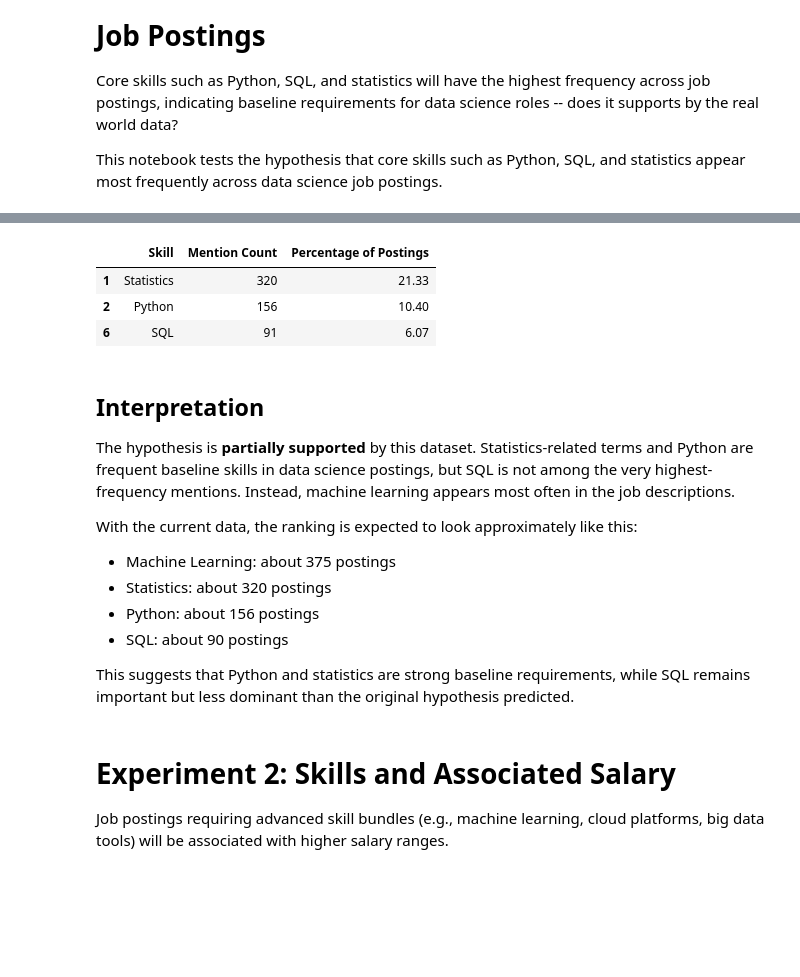
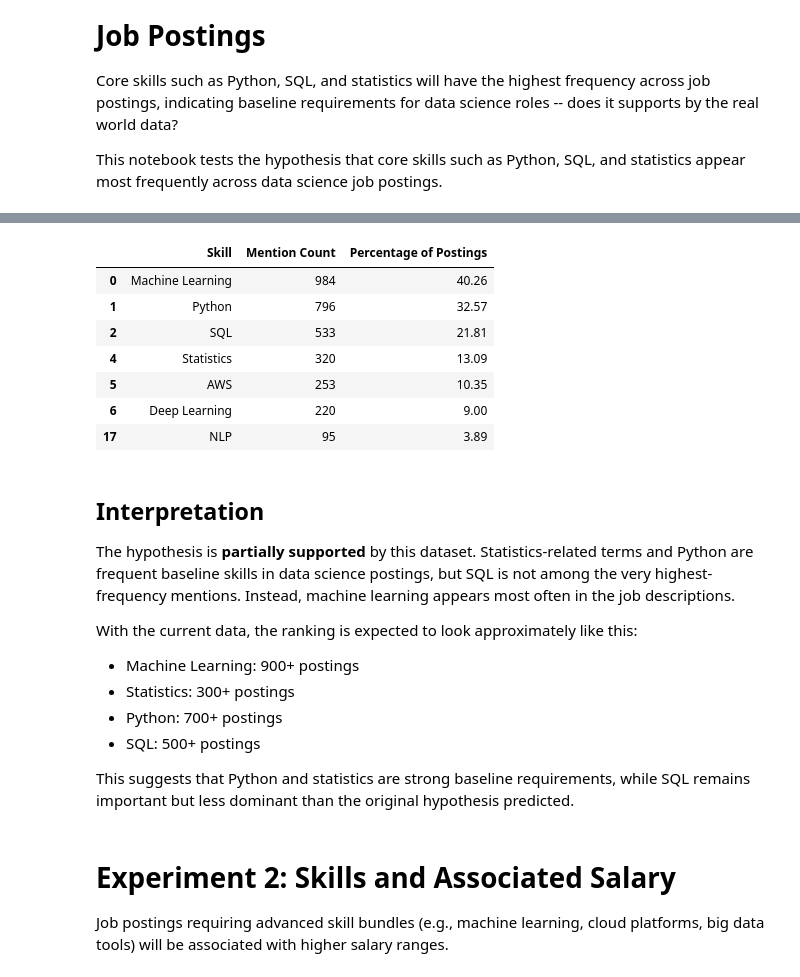
Before and after one commit to Nejel/ttu_group_project, a Jupyter notebook: experiment_1.ipynb, the cells around one changed output, grey strips where cells are left out. Saved outputs shown, nothing was run; the diff lists cells and outputs as text; code cells hidden in the pictures; blank space fills up the shorter version.

```diff
--- a/experiment_1.ipynb
+++ b/experiment_1.ipynb
@@ -35,11 +17,18 @@ import pandas as pd
 # %%
-data_path = Path("data/glassdoor_jobs.csv")
-df = pd.read_csv(data_path)
+data_paths = [
+    # Dataset 1
+    Path("data/glassdoor_jobs_2023.csv"),
+    # Dataset 2
+    Path("data/data_science_job_posts_2025.csv"),
+]
 
-required_column = "Job Description"
+df = build_unified_jobs_df()
+
+required_column = "job_description_skills"
 if required_column not in df.columns:
-    raise ValueError(f"Expected '{required_column}' column in {data_path}.")
+    raise ValueError(f"Expected '{required_column}' column in the unified dataset.")
 
 job_descriptions = df[required_column].fillna("").astype(str)
-print(f"Loaded {len(df)} job postings from {data_path}.")
+print(f"Loaded {len(df)} job postings from {', '.join(str(path) for path in data_paths)}.")
+print(df['source_dataset'].value_counts())
 # %% [output]
@@ -203,11 +198,22 @@ plt.show()
 # %%
-core_skills = skill_frequency[skill_frequency["Skill"].isin(["Python", "SQL", "Statistics"])]
+core_skills = skill_frequency[skill_frequency["Skill"].isin(["Machine Learning",
+                                                             "Deep Learning",
+                                                             "NLP",
+                                                             "AWS",
+                                                             "Python",
+                                                             "SQL",
+                                                             "Statistics"])]
+
 core_skills
 # %% [output]
 |  | Skill | Mention Count | Percentage of Postings |
-| 1 | Statistics | 320 | 21.33 |
-| 2 | Python | 156 | 10.40 |
-| 6 | SQL | 91 | 6.07 |
+| 0 | Machine Learning | 984 | 40.26 |
+| 1 | Python | 796 | 32.57 |
+| 2 | SQL | 533 | 21.81 |
+| 4 | Statistics | 320 | 13.09 |
+| 5 | AWS | 253 | 10.35 |
+| 6 | Deep Learning | 220 | 9.00 |
+| 17 | NLP | 95 | 3.89 |
 # %% [markdown]
 ## Interpretation
 
@@ -215,10 +221,10 @@ The hypothesis is **partially supported** by this dataset. Statistics-related te
 
 With the current data, the ranking is expected to look approximately like this:
 
-- Machine Learning: about 375 postings
-- Statistics: about 320 postings
-- Python: about 156 postings
-- SQL: about 90 postings
+- Machine Learning: 900+ postings
+- Statistics: 300+ postings
+- Python: 700+ postings
+- SQL: 500+ postings
 
 This suggests that Python and statistics are strong baseline requirements, while SQL remains important but less dominant than the original hypothesis predicted.
 # %% [markdown]
```
Also changed, not shown: parts of 11 cells of this notebook, 5 other files.
